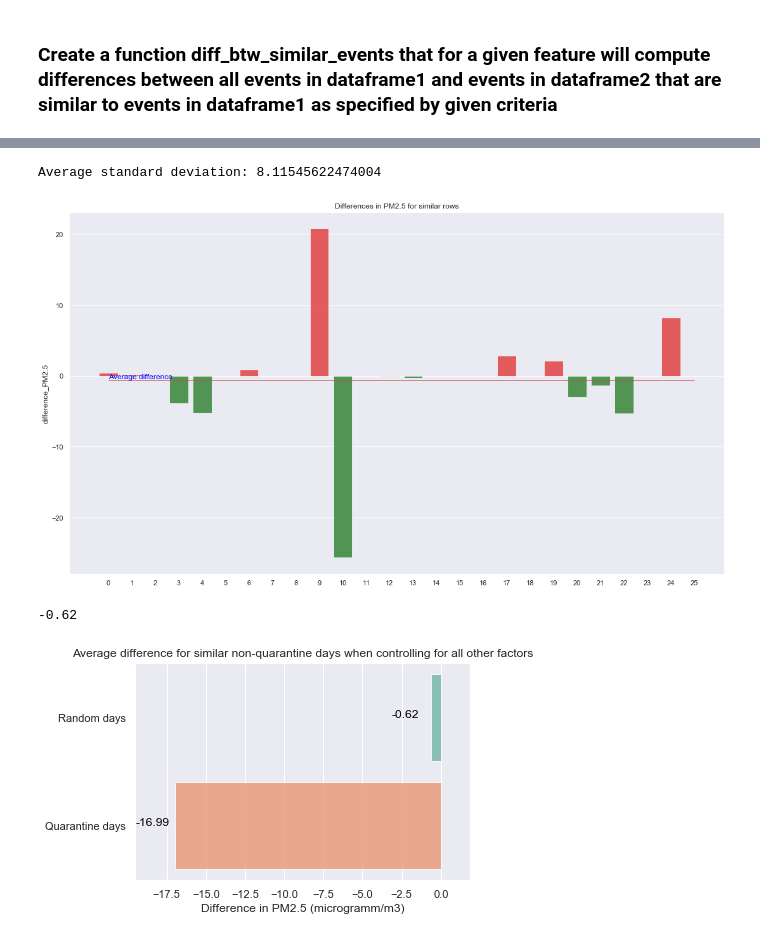
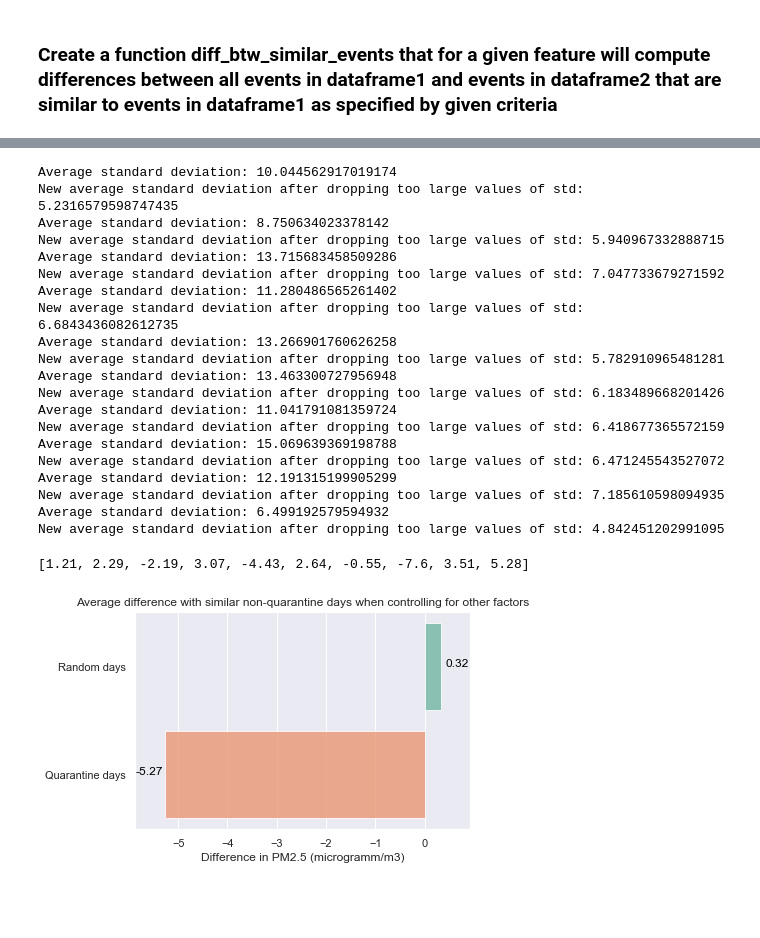
Before and after one commit to alibekU/almaty_air_2020, a Jupyter notebook: analysis_pm25.ipynb, the cells around one changed output, grey strips where cells are left out. Drawn from its saved outputs; the diff is of its cells as text; code cells hidden in the pictures; blank space fills up the shorter version.

```diff
--- a/analysis_pm25.ipynb
+++ b/analysis_pm25.ipynb
@@ -438,12 +438,12 @@ heating_start_2020 = datetime.datetime(2019, 10, 15)
 
 heating_end_2020 = datetime.datetime(2020, 4, 22)
 
-dataAir['is_heating_season'] = dataAir['Date'].apply(lambda x: 'No' if ((x > heating_end_2017 and x < heating_start_2018) or (x > heating_end_2018 and x < heating_start_2019) or (x > heating_end_2019 and x < heating_start_2020) or x > heating_end_2020)
-                                    else 'Yes')
+dataAir['is_heating_season'] = dataAir['Date'].apply(lambda x: 'Non-heating season' if ((x > heating_end_2017 and x < heating_start_2018) or (x > heating_end_2018 and x < heating_start_2019) or (x > heating_end_2019 and x < heating_start_2020) or x > heating_end_2020)
+                                    else 'Heating season')
 
 # also add numerical variable 'is_heating' for calculations
 # add a categorical variable 'is_heating_season' with values of 'Yes' and 'No' for better visuals
-dataAir['is_heating'] = dataAir['is_heating_season'].apply(lambda heat: 1 if heat=='Yes' else 0)
+dataAir['is_heating'] = dataAir['is_heating_season'].apply(lambda heat: 1 if heat=='Heating season' else 0)
 
 dataAir.head()
 # %% [output]
@@ -1287,0 +1331,3 @@ Setting feature_perturbation = "tree_path_dependent" because no background data
+# %%
+# create a dataframe with feature importances based on error increase when a feature is dropped using whole data
+importances = dropcol_importances(best_model, return_model_mae, X, y)
@@ -1531,18 +1616,18 @@ not_quarantine_days = copy.deepcopy(dataMerged[dataMerged['is_quarantine'] == 0]
 
 # absolute differences for columns in abs_diff  must be within values in abs_diff_thresholds
 abs_diff = ['avrg_temp_Kelvin']
-temp_criteria = 1.5
+temp_criteria = 1
 abs_diff_thresholds = [temp_criteria]
 
 # percent differences for columns in percent_diff  must be within values in percent_diff_thresholds
 # and if one value is 0, the other must be 0 as well for values in 2 groups
 percent_diff = ['Wind Speed', 'Precipitation_mm']
-threshold_wind = 20
-threshold_precip = 30
+threshold_wind = 5
+threshold_precip = 5
 percent_diff_thresholds = [threshold_wind, threshold_precip]
 
 # values for these columns must be exactly the same for 2 groups
-no_diff = ['is_heating', 'is_weekend']
+no_diff = ['is_heating']
 # %%
 quarantine_days_new = diff_btw_similar_events(quarantine_days, not_quarantine_days, 'PM2.5', ['Date'], abs_diff, abs_diff_thresholds, percent_diff, percent_diff_thresholds, no_diff, True)
 print(round(quarantine_days_new['difference_PM2.5'].mean(),2))
@@ -1553,49 +1644,73 @@ Average standard deviation: 10.892677711570787
 # %%
 # run a cycle to create more reliable data
+average_diffs = []
+cycle_length = 10
 
-# select random n days from the whole dataset to see what the average difference will be
-# between similar days in these random dataset and non-quarantine dataset
-# as opposed to difference between quarantine and non-quarantine days. n - number of quarantine days
-random_days = copy.deepcopy(dataMerged.sample(n=quarantine_days.shape[0]).reset_index())
-random_days_new = diff_btw_similar_events(random_days, not_quarantine_days, 'PM2.5', ['Date'], abs_diff, abs_diff_thresholds, percent_diff, percent_diff_thresholds, no_diff, True)
-print(round(random_days_new['difference_PM2.5'].mean(),2))
+for i in range(cycle_length):
+    # select random n days from the whole dataset to see what the average difference will be
+    # between similar days in these random dataset and non-quarantine dataset
+    # as opposed to difference between quarantine and non-quarantine days. n - number of quarantine days
+    random_days = copy.deepcopy(dataMerged.sample(n=quarantine_days.shape[0]).reset_index())
+    random_days_new = diff_btw_similar_events(random_days, not_quarantine_days, 'PM2.5', ['Date'], abs_diff, abs_diff_thresholds, percent_diff, percent_diff_thresholds, no_diff, False)
+    average_diffs.append(round(random_days_new['difference_PM2.5'].mean(),2))
 # %% [output]
-Average standard deviation: 8.11545622474004
+Average standard deviation: 10.044562917019174
+New average standard deviation after dropping too large values of std: 5.2316579598747435
+Average standard deviation: 8.750634023378142
+New average standard deviation after dropping too large values of std: 5.940967332888715
+Average standard deviation: 13.715683458509286
+New average standard deviation after dropping too large values of std: 7.047733679271592
+Average standard deviation: 11.280486565261402
+New average standard deviation after dropping too large values of std: 6.6843436082612735
+Average standard deviation: 13.266901760626258
+New average standard deviation after dropping too large values of std: 5.782910965481281
+Average standard deviation: 13.463300727956948
+New average standard deviation after dropping too large values of std: 6.183489668201426
+Average standard deviation: 11.041791081359724
+New average standard deviation after dropping too large values of std: 6.418677365572159
+Average standard deviation: 15.069639369198788
+New average standard deviation after dropping too large values of std: 6.471245543527072
+Average standard deviation: 12.191315199905299
+New average standard deviation after dropping too large values of std: 7.185610598094935
+Average standard deviation: 6.499192579594932
+New average standard deviation after dropping too large values of std: 4.842451202991095
-[figure, removed]
--0.62
+# %%
+print(average_diffs)
+# %% [output]
+[1.21, 2.29, -2.19, 3.07, -4.43, 2.64, -0.55, -7.6, 3.51, 5.28]
 # %%
 import numpy as np
 import seaborn as sns
 
 fig, ax = plt.subplots()
 
 # set size and style
-#fig.set_size_inches(10, 7)
+#fig.set_size_inches(10, 8)
 
 sns.set_style('darkgrid')
 
 # store values and labels in lists
-X_plot = [random_days_new['difference_PM2.5'].mean(), quarantine_days_new['difference_PM2.5'].mean()]
+X_plot = [np.mean(average_diffs), quarantine_days_new['difference_PM2.5'].mean()]
 labels = ['Random days', 'Quarantine days']
 
-gap_show_value = 2.5
+gap_show_value = 0.6
 
 # plot percentages using bar plot
 ax = sns.barplot(x=X_plot, y=labels, alpha=0.8, palette='Set2')
 ax.set(xlim = (np.min(X_plot)-gap_show_value, np.max(X_plot)+gap_show_value))
 
 # display values of bars
 for index,value in enumerate(X_plot):
     if value >=0:
         ax.text(value+0.1, index, str(round(value,2)), color='black')
     else:
         ax.text(value-gap_show_value, index, str(round(value,2)), color='black')
 
 ax.set_xlabel('Difference in PM2.5 (microgramm/m3)')
-plt.title('Average difference for similar non-quarantine days when controlling for all other factors')
+plt.title('Average difference with similar non-quarantine days when controlling for other factors')
 plt.show()
 
 
 #ax.figure.savefig('images/Differences_in_PM25_quarantine.png')
 # %% [output]
-[figure, old version]
+[figure, new version]
```
Also changed, not shown: parts of 18 cells of this notebook.
